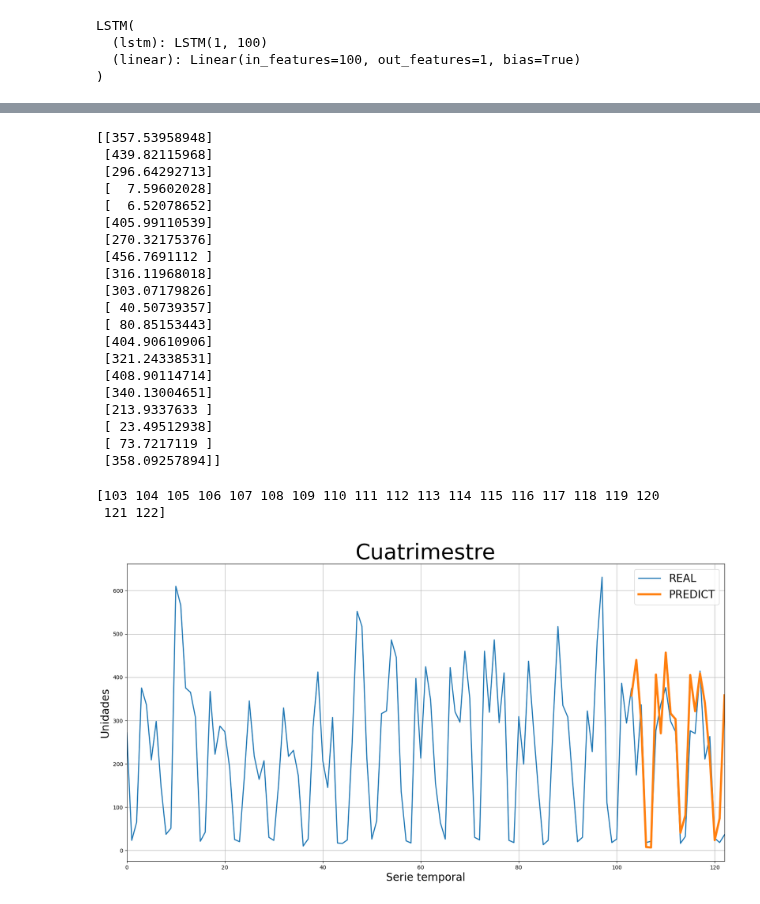
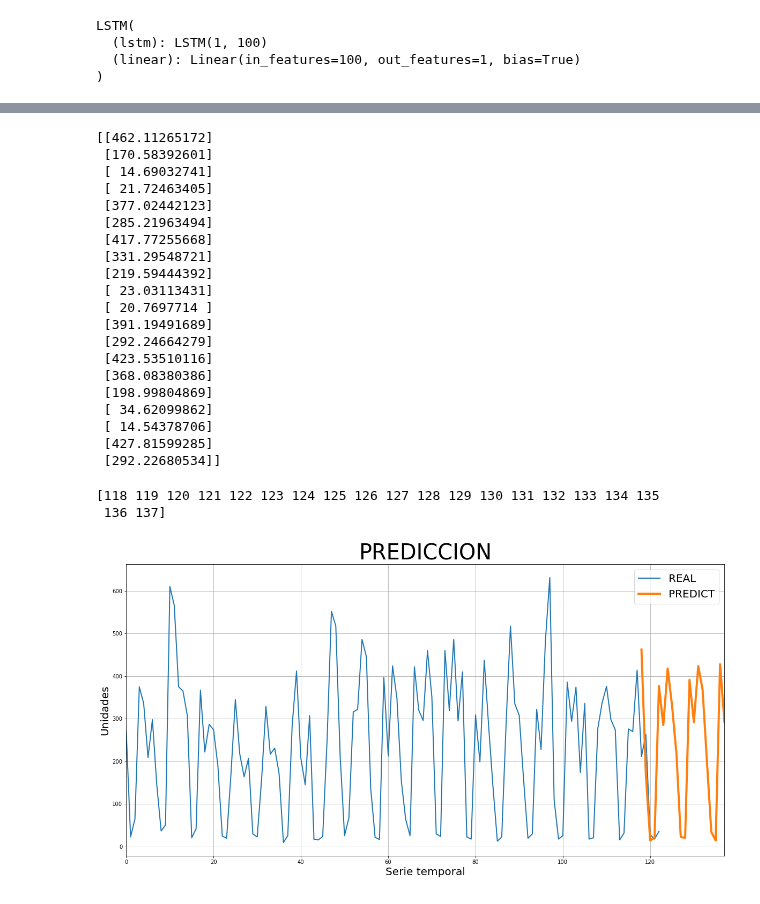
Before and after one commit to Peskysa/valverde, a Jupyter notebook: 6_predict.ipynb, the cells around one changed output, grey strips where cells are left out. Saved outputs shown, nothing was run; the diff lists cells and outputs as text; code cells hidden in the pictures.

```diff
--- a/6_predict.ipynb
+++ b/6_predict.ipynb
@@ -65,7 +58,7 @@ print(all_data)
  110.  18.  26. 386. 294. 374. 174. 336.  18.  21. 277. 338. 376. 298.
  274.  16.  32. 276. 270. 414. 211. 263.  28.  18.  36.]
 # %%
-test_data_size = 20
+test_data_size = 5
 
 train_data = all_data[:-test_data_size]
 test_data = all_data[-test_data_size:]
@@ -245,48 +240,48 @@ test_inputs[fut_pred:]
 actual_predictions = scaler.inverse_transform(np.array(test_inputs[train_window:] ).reshape(-1, 1))
 print(actual_predictions)
 # %% [output]
-[[357.53958948]
- [439.82115968]
- [296.64292713]
- [  7.59602028]
- [  6.52078652]
- [405.99110539]
- [270.32175376]
- [456.7691112 ]
- [316.11968018]
- [303.07179826]
- [ 40.50739357]
- [ 80.85153443]
- [404.90610906]
- [321.24338531]
- [408.90114714]
- [340.13004651]
- [213.9337633 ]
- [ 23.49512938]
- [ 73.7217119 ]
- [358.09257894]]
+[[462.11265172]
+ [170.58392601]
+ [ 14.69032741]
+ [ 21.72463405]
+ [377.02442123]
+ [285.21963494]
+ [417.77255668]
+ [331.29548721]
+ [219.59444392]
+ [ 23.03113431]
+ [ 20.7697714 ]
+ [391.19491689]
+ [292.24664279]
+ [423.53510116]
+ [368.08380386]
+ [198.99804869]
+ [ 34.62099862]
+ [ 14.54378706]
+ [427.81599285]
+ [292.22680534]]
 # %%
-x = np.arange(103, 123, 1)
+x = np.arange(118, 138, 1)
 print(x)
 # %% [output]
-[103 104 105 106 107 108 109 110 111 112 113 114 115 116 117 118 119 120
- 121 122]
+[118 119 120 121 122 123 124 125 126 127 128 129 130 131 132 133 134 135
+ 136 137]
 # %%
 fig, ax = plt.subplots(figsize=(20,10))
 
 
 plt.xlabel('Serie temporal',fontsize = 20)
 ax.set_ylabel('Unidades',fontsize = 20)
-ax.set_title('Cuatrimestre',fontsize = 40)
+ax.set_title('PREDICCION',fontsize = 40)
 plt.grid(True)
 plt.autoscale(axis='x', tight=True)
 plt.plot(df_160['unidad'], linewidth=2.0 ,label='REAL')
 plt.plot(x,actual_predictions, linewidth=4.0 ,label='PREDICT')
 ax.legend(fontsize = 20)
 plt.savefig("static\Predict cuatrimestre.jpg")
 plt.show()
 # %% [output]
-[figure, old version]
+[figure, new version]
 # %%
 fig, ax = plt.subplots(figsize=(20,10))
 plt.xlabel('Serie temporal',fontsize = 20)
```
Also changed, not shown: parts of 16 cells of this notebook, 2 other files.
